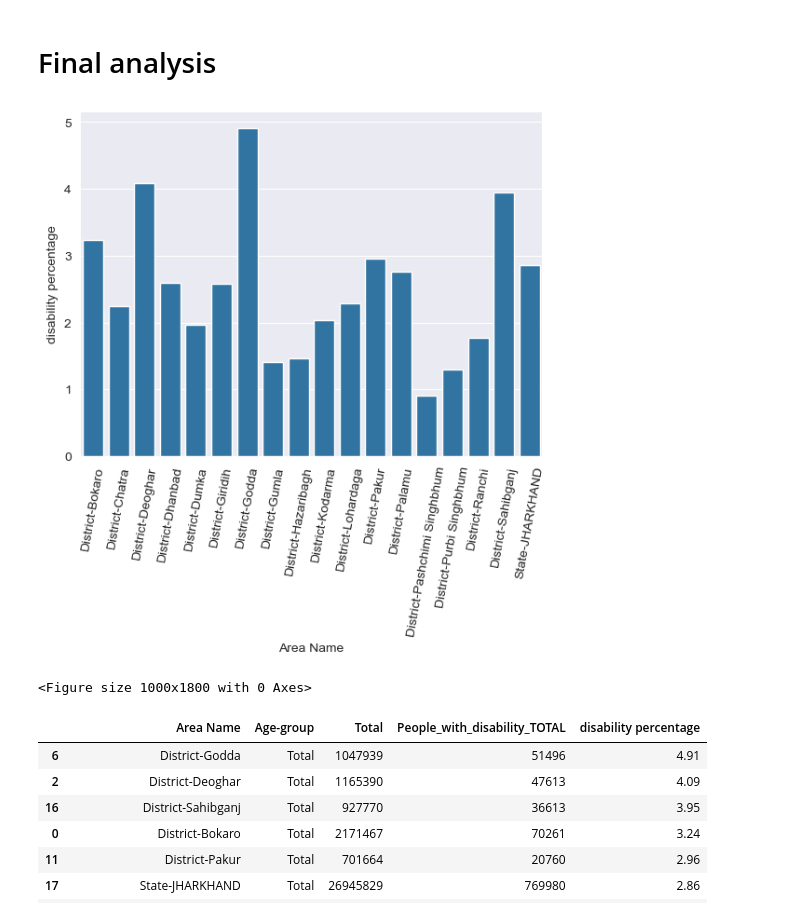
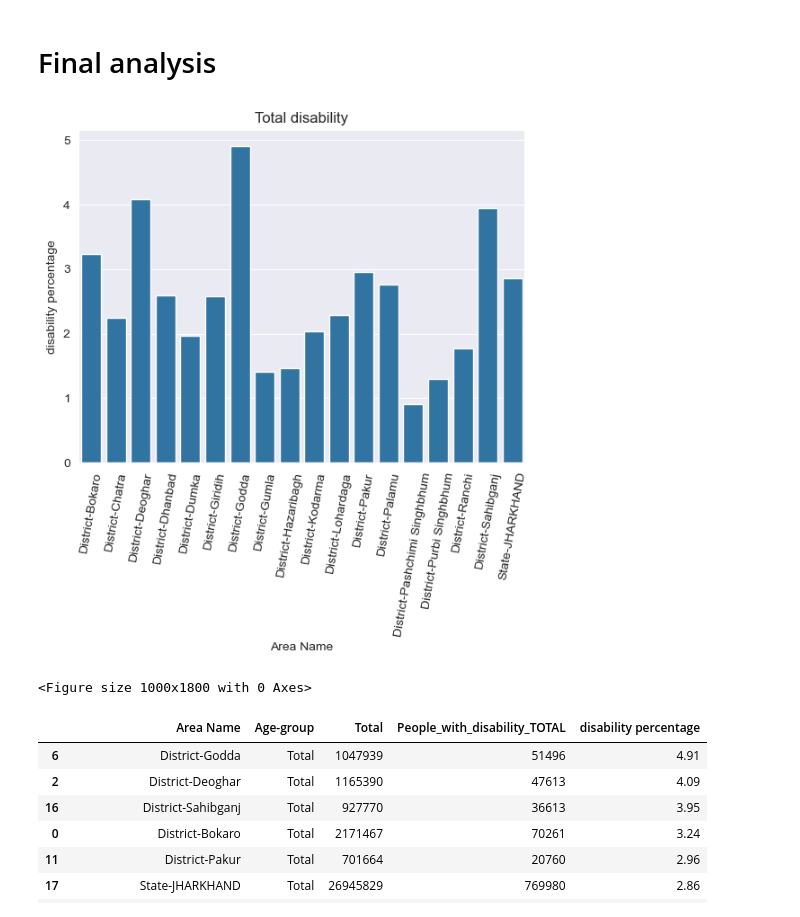
Before and after one commit to abhi-ram-M/jharkand-nuclear-radiation, a Jupyter notebook: main__.ipynb, the cells around one changed output. Saved outputs shown, nothing was run; the diff lists cells and outputs as text; code cells hidden in the pictures.

```diff
--- a/main__.ipynb
+++ b/main__.ipynb
@@ -663,11 +663,12 @@ ana_rur_df
 # %%
 sns.set_style('darkgrid')
 sns.barplot(x = 'Area Name', y = 'disability percentage',data=ana_tot_df)
 plt.xticks(rotation = 80)
+plt.title('Total disability')
 plt.figure(figsize=(10,18))
 plt.show()
 # %% [output]
-[figure, old version]
+[figure, new version]
 <Figure size 1000x1800 with 0 Axes>
 # %%
 ana_tot_df.sort_values(by=['disability percentage'], ascending= False )
```
Also changed, not shown: parts of 4 cells of this notebook.
